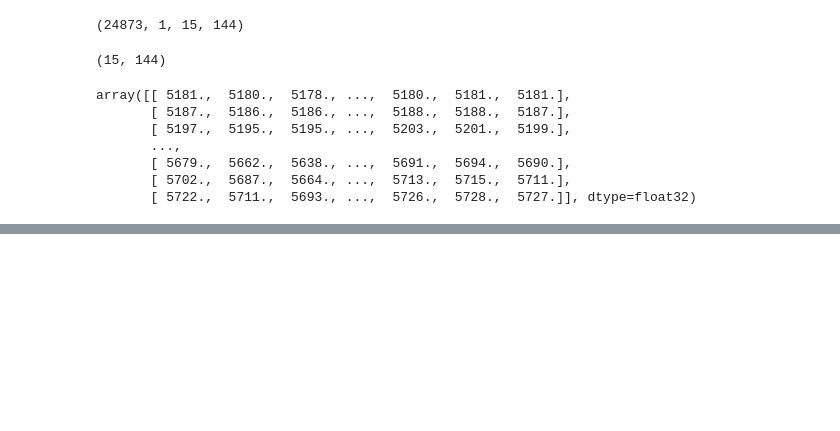
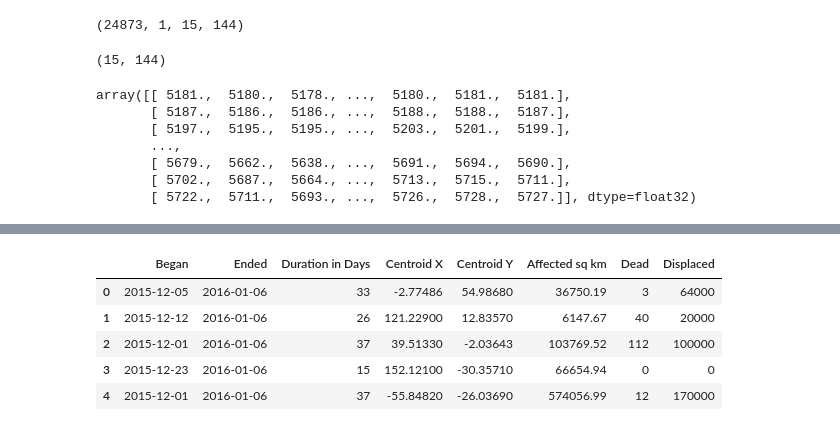
Before and after one commit to jsafyan/edav-project-2, a Jupyter notebook: NCDF-python3.ipynb, the cells around one changed output, grey strips where cells are left out. Drawn from its saved outputs; the diff is of its cells as text; code cells hidden in the pictures; blank space fills up the shorter version.

```diff
--- a/NCDF-python3.ipynb
+++ b/NCDF-python3.ipynb
@@ -83,6 +83,6 @@ array([[ 5181.,  5180.,  5178., ...,  5180.,  5181.,  5181.],
        [ 5702.,  5687.,  5664., ...,  5713.,  5715.,  5711.],
        [ 5722.,  5711.,  5693., ...,  5726.,  5728.,  5727.]], dtype=float32)
 # %%
-floods = pd.read_excel("GlobalFloodsRecord.xls")
+floods = pd.read_excel("/Users/joshua/desktop/edav-project/GlobalFloodsRecord.xls")
 # %%
 floods.columns
@@ -127,0 +154,9 @@ plt.show()
+# %%
+flood_df.head()
+# %% [output]
+|  | Began | Ended | Duration in Days | Centroid X | Centroid Y | Affected sq km | Dead | Displaced |
+| 0 | 2015-12-05 | 2016-01-06 | 33 | -2.77486 | 54.98680 | 36750.19 | 3 | 64000 |
+| 1 | 2015-12-12 | 2016-01-06 | 26 | 121.22900 | 12.83570 | 6147.67 | 40 | 20000 |
+| 2 | 2015-12-01 | 2016-01-06 | 37 | 39.51330 | -2.03643 | 103769.52 | 112 | 100000 |
+| 3 | 2015-12-23 | 2016-01-06 | 15 | 152.12100 | -30.35710 | 66654.94 | 0 | 0 |
+| 4 | 2015-12-01 | 2016-01-06 | 37 | -55.84820 | -26.03690 | 574056.99 | 12 | 170000 |
```
Also changed, not shown: parts of 12 cells of this notebook, 5 other files.
